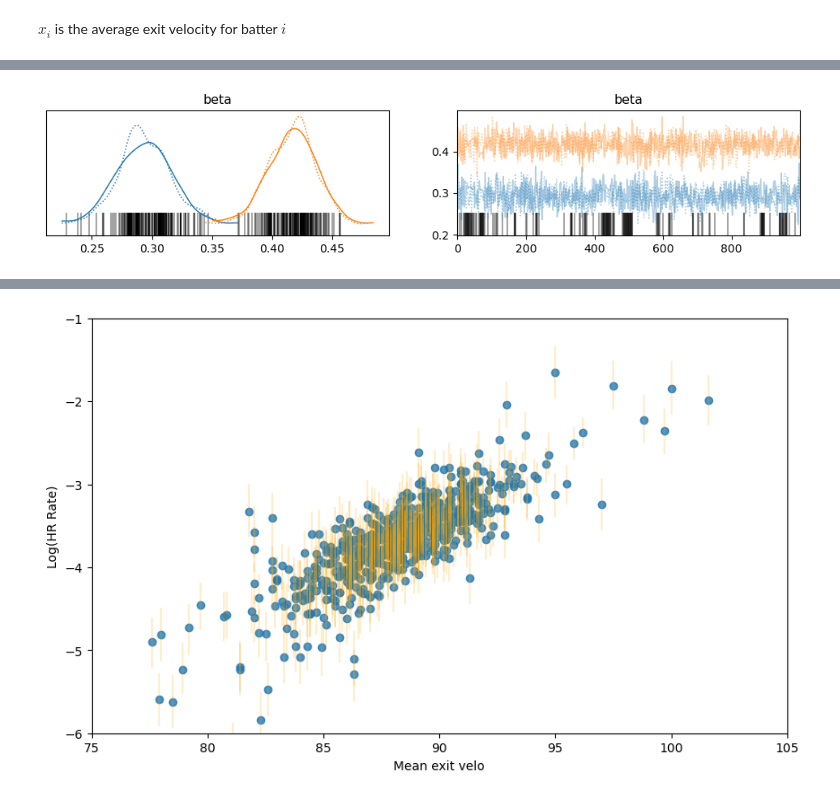
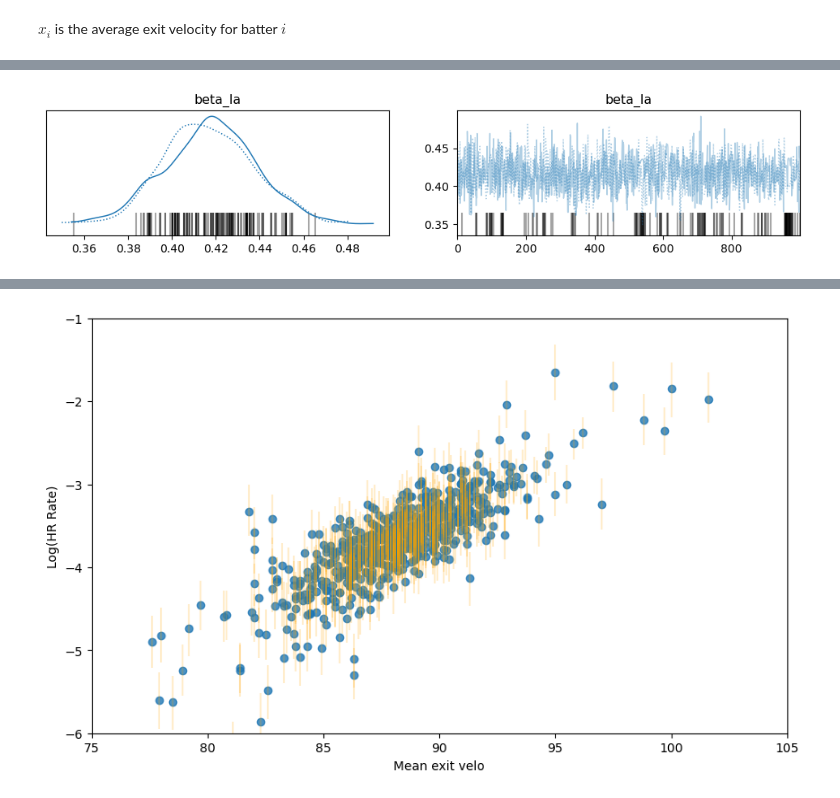
Before and after one commit to jvminkim/hitting-25, a Jupyter notebook: scripts/baseline_models.ipynb, the cells around one changed output, grey strips where cells are left out. Drawn from its saved outputs; the diff is of its cells as text; code cells hidden in the pictures.

```diff
--- a/scripts/baseline_models.ipynb
+++ b/scripts/baseline_models.ipynb
@@ -695,3 +663,9 @@ X = X_before.to_numpy()
+# %%
+la = fitting_subset[["LA"]]
+ev = fitting_subset[["EV"]]
 # %%
 hr = hr.astype(np.float64)
-hr[0] = np.nan
+#hr[0] = np.nan
+# %%
+ev_centered = (fitting_subset["EV"] - fitting_subset["EV"].mean()) / fitting_subset["EV"].std()
+la_centered = (fitting_subset["LA"] - fitting_subset["LA"].mean()) / fitting_subset["LA"].std()
@@ -698,5 +692,6 @@ hr[0] = np.nan
 # %%
-coords["metric"] = "launch angle", "exit velo"
+coords['la'] = la
+coords['ev'] = ev
 
 with pm.Model(coords=coords) as individual_covariate_model:
 
@@ -709,10 +704,14 @@ with pm.Model(coords=coords) as individual_covariate_model:
     sigma = pm.HalfNormal("sigma", 1)
     epsilon = pm.Normal("epsilon", mu = 0, sigma=sigma, dims="batter")
 
-    beta = pm.Normal("beta", mu = 0, sigma=1, dims = 'metric')
+    beta_la = pm.Normal("beta_la", mu=0, sigma=1)
+    beta_ev = pm.Normal("beta_ev", mu=0, sigma=1)
+
+    la_contrib = beta_la * ev_centered
+    ev_contrib = beta_ev * la_centered
 
     logit_p = pm.Deterministic("logit_p",
-        mu[position_idx] + theta[team_idx] + epsilon[batter_idx] + beta.dot(X.T), dims = "obs")
+        mu[position_idx] + theta[team_idx] + epsilon[batter_idx] + la_contrib + ev_contrib, dims = "obs")
 
     p = pm.Deterministic("p", pm.math.invlogit(logit_p), dims = "obs")
 
@@ -736,6 +734,6 @@ We recommend running at least 4 chains for robust computation of convergence dia
 The rhat statistic is larger than 1.01 for some parameters. This indicates problems during sampling. See https://arxiv.org/abs/1903.08008 for details
 The effective sample size per chain is smaller than 100 for some parameters.  A higher number is needed for reliable rhat and ess computation. See https://arxiv.org/abs/1903.08008 for details
 # %%
-az.plot_trace(individual_covariate_trace, var_names=['beta']);
+az.plot_trace(individual_covariate_trace, var_names=['beta_la']);
 # %% [output]
-[figure, old version]
+[figure, new version]
```
Also changed, not shown: parts of 54 cells of this notebook, 1 other file.
